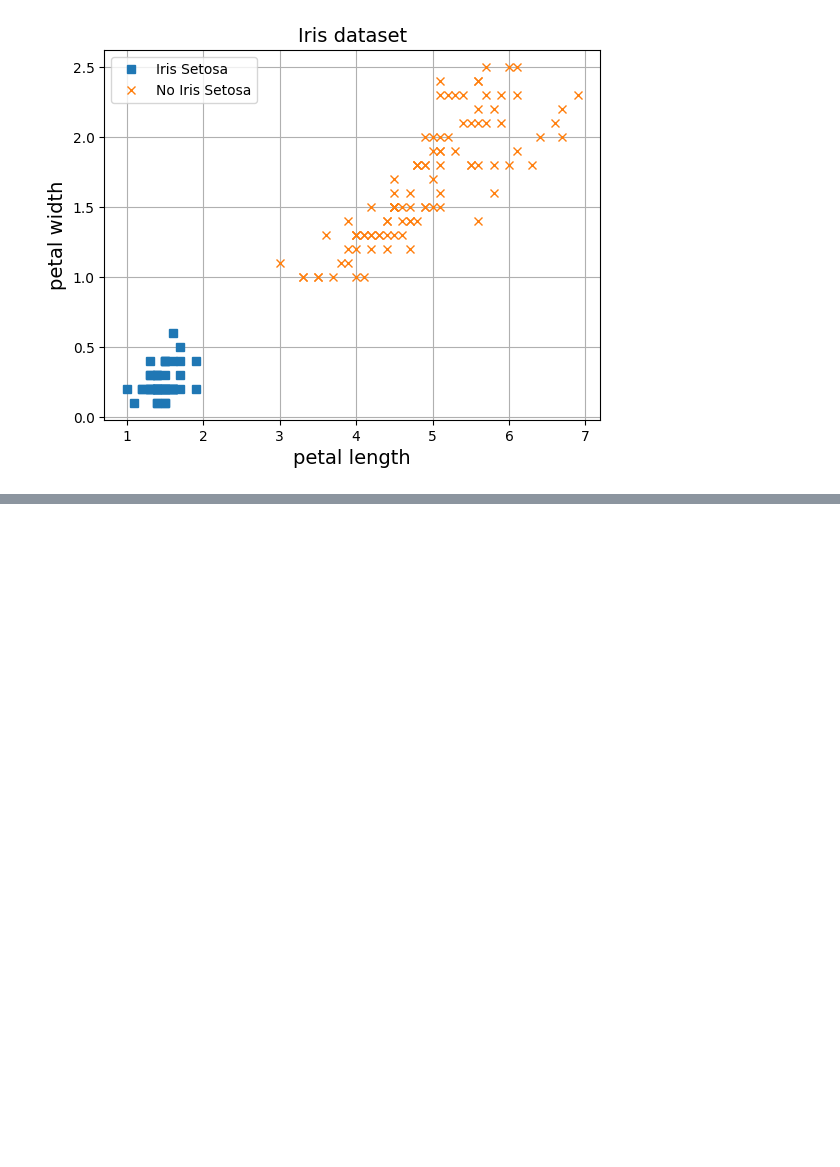
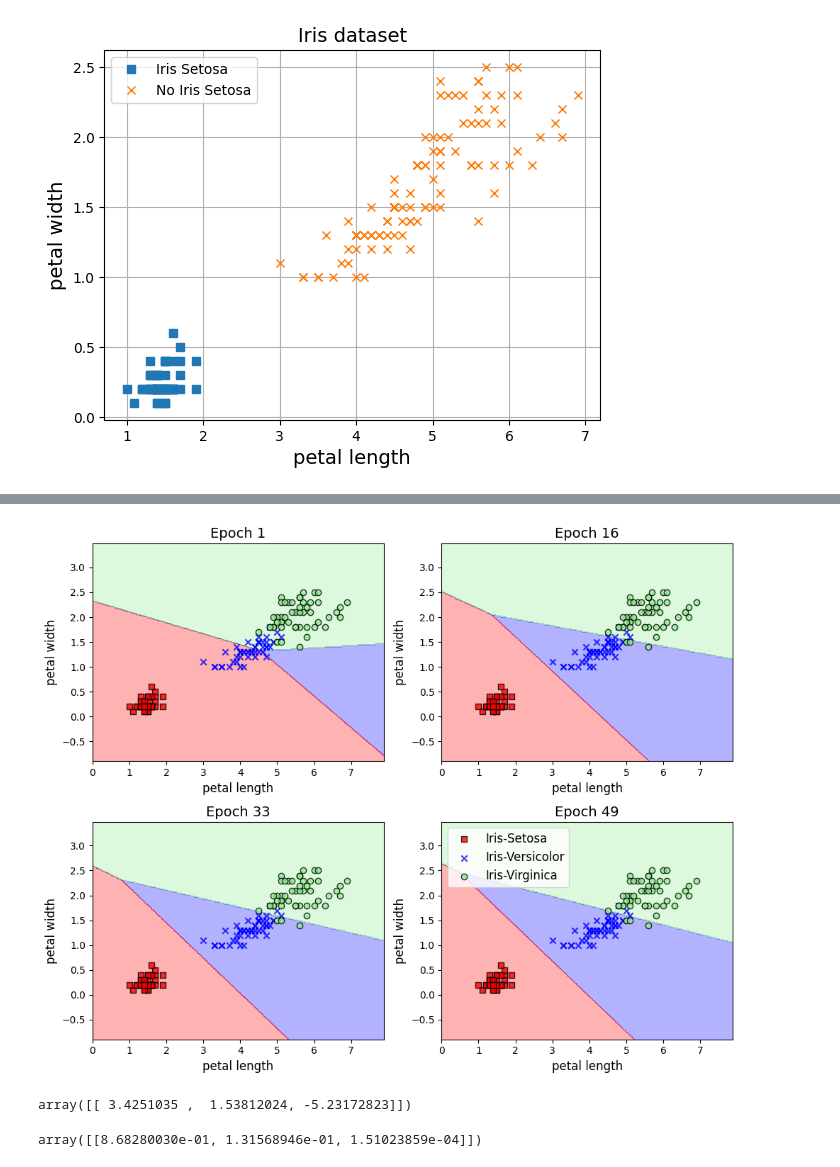
Before and after one commit to juansensio/elcursodeia-code, a Jupyter notebook: dl/03_fundamentos.ipynb, the cells around one changed output, grey strips where cells are left out. Cells and saved outputs as stored; diff of their text form; code cells hidden in the pictures; blank space fills up the shorter version.

```diff
--- a/dl/03_fundamentos.ipynb
+++ b/dl/03_fundamentos.ipynb
@@ -299,0 +461,62 @@ anim
+# %%
+def plot_multiclass(perceptron, N=4):
+    fig, axes = plt.subplots(2, N//2, figsize=(10, 8), squeeze=False)
+    for n in range(N):
+        if n == 0 or n == N-1: t = n + 1 if n == 0 else len(perceptron.ws)-1
+        else: t = int(n*len(perceptron.ws)/(N-1))
+        ax = axes[n//(N//2), n%(N//2)]
+        resolution=0.02
+        ax.set_title(f"Epoch {t}", fontsize=14)
+        # setup marker generator and color map
+        markers = ('s', 'x', 'o', '^', 'v')
+        colors = ('red', 'blue', 'lightgreen', 'gray', 'cyan')
+        cmap = ListedColormap(colors[:len(np.unique(y))])
+
+        # plot the decision surface
+        x1_min, x1_max = X[:, 0].min() - 1, X[:, 0].max() + 1
+        x2_min, x2_max = X[:, 1].min() - 1, X[:, 1].max() + 1
+        xx1, xx2 = np.meshgrid(np.arange(x1_min, x1_max, resolution),
+                            np.arange(x2_min, x2_max, resolution))
+        X_new = (np.array([xx1.ravel(), xx2.ravel()]).T - X_mean)/X_std
+        X_new = np.c_[np.ones(len(X_new)), X_new]
+        w = perceptron.ws[t]
+        Z = perceptron(w, X_new)
+        Z = np.argmax(softmax(Z), axis=1)
+        Z = Z.reshape(xx1.shape)
+        ax.contourf(xx1, xx2, Z, alpha=0.3, cmap=cmap)
+        ax.set_xlim(xx1.min(), xx1.max())
+        ax.set_ylim(xx2.min(), xx2.max())
+        ax.set_xlabel('petal length', fontsize=12)
+        ax.set_ylabel('petal width', fontsize=12)
+        classes = ["Iris-Setosa", "Iris-Versicolor", "Iris-Virginica"]
+        for idx, cl in enumerate(np.unique(y)):
+            ax.scatter(x=X[y == cl, 0],
+                        y=X[y == cl, 1],
+                        alpha=0.8,
+                        c=colors[idx],
+                        marker=markers[idx],
+                        label=classes[cl],
+                        edgecolor='black')
+        if n == N-1:  # Only add legend to the last plot
+            ax.legend(loc='upper left', fontsize=12)
+    plt.tight_layout()
+    plt.show()
+# %%
+plot_multiclass(perceptron)
+# %% [output]
+[figure, added]
+# %%
+#  nuevo punto
+X_new = [[2, 0.5]]
+# normalizamos
+X_new_norm = (X_new - X_mean) / X_std
+# salida del perceptron
+y = perceptron.predict(X_new_norm)
+y
+# %% [output]
+array([[ 3.4251035 ,  1.53812024, -5.23172823]])
+# %%
+y_probas = softmax(y)
+y_probas
+# %% [output]
+array([[8.68280030e-01, 1.31568946e-01, 1.51023859e-04]])
```
Also changed, not shown: parts of 24 cells of this notebook, 1 other file.
